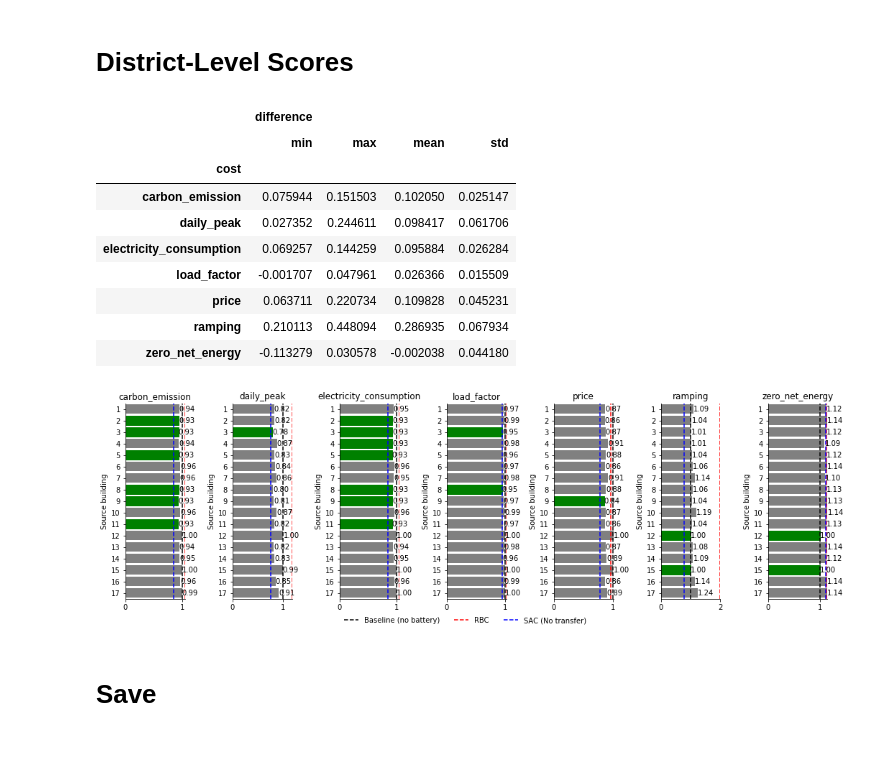
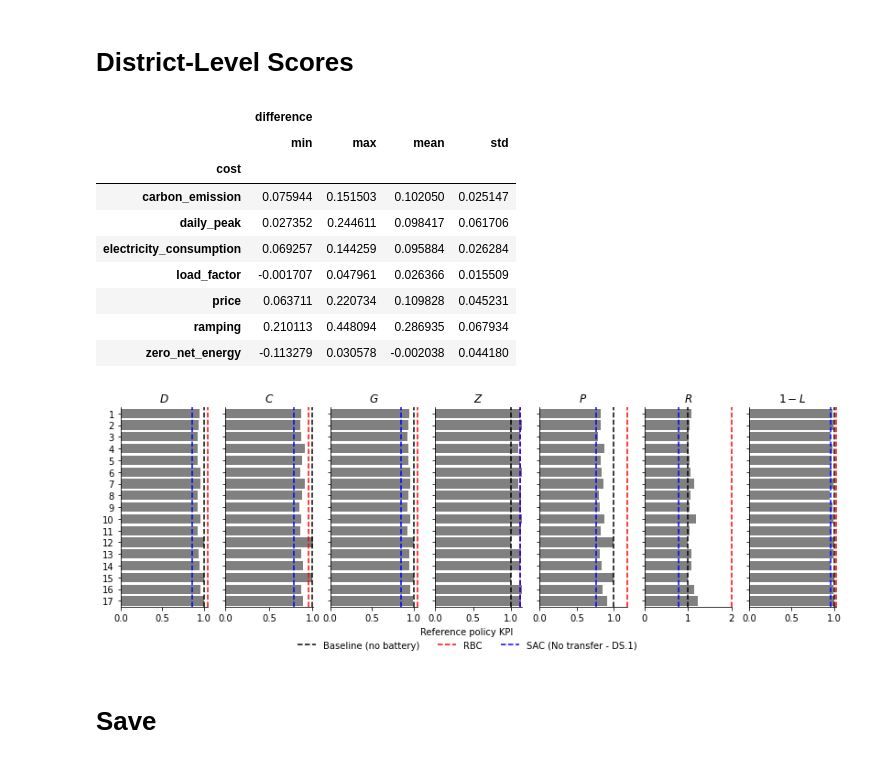
Before and after one commit to intelligent-environments-lab/merlin-apen-2023, a Jupyter notebook: analysis/deployment_strategy_2_0.ipynb, the cells around one changed output. Drawn from its saved outputs; the diff is of its cells as text; code cells hidden in the pictures.

```diff
--- a/analysis/deployment_strategy_2_0.ipynb
+++ b/analysis/deployment_strategy_2_0.ipynb
@@ -35,6 +35,16 @@ NO_TRANSFER_COST_SUMMARY['agent_building_id'] = NO_TRANSFER_COST_SUMMARY['deploy
 GRID = DATABASE.get_table('grid')
 GRID = GRID.rename(columns={'building':'deployment_building_id'})
 GRID['deployment_building_id'] = GRID['deployment_building_id'].str.split('_', expand=True)[1].astype(int)
+
+cost_labels = {
+    'electricity_consumption': r'$D$',
+    'price': r'$C$',
+    'carbon_emission': r'$G$',
+    'zero_net_energy': r'$Z$',
+    'daily_peak': r'$P$',
+    'ramping': r'$R$',
+    'load_factor': r'$1 - L$',
+}
 # %% [markdown]
 # Building-Level Scores
 # %%
@@ -276,11 +355,11 @@ zero_net_energy
 # %%
 district_cost_data = DATABASE.query_table(query.get_transfer_learning_district_cost_summary())
 # %%
-column_count_limit = 8
+column_count_limit = 7
 costs = district_cost_data['cost'].unique()
 row_count = math.ceil(len(costs)/column_count_limit)
 column_count = min(column_count_limit, len(costs))
-fig, _ = plt.subplots(row_count, column_count, figsize=(column_count*2.5, row_count*5.0), gridspec_kw={'wspace': 0.8})
+fig, _ = plt.subplots(row_count, column_count, figsize=(column_count*2.0, row_count*4.0), gridspec_kw={'wspace': 0.2}, sharey=True)
 plot_data = district_cost_data[district_cost_data['episode']==district_cost_data['episode'].max()].copy()
 plot_data['agent'] = 'SAC'
 summary_data = plot_data.copy()
@@ -293,61 +372,70 @@ summary_data['difference'] = summary_data['value'] - summary_data['no_transfer_v
 summary_data = summary_data.groupby(['cost'])[['difference']].agg(['min', 'max', 'mean', 'std'])
 display(summary_data)
 
-for i, (ax, (c, c_data)) in enumerate(zip(fig.axes, plot_data.groupby('cost'))):
-    c_data = c_data.sort_values('source_building_id')
+for ax in fig.axes[len(costs):]:
+    ax.set_visible(False)
+
+for i, (ax, c) in enumerate(zip(fig.axes, cost_labels)):
+    c_data = district_cost_data[district_cost_data['cost']==c].sort_values('source_building_id')
     c_data['source_building_id'] = c_data['source_building_id'].astype(str)
-    sns.barplot(x='value', y='source_building_id', data=c_data, ax=ax, color='grey')
+    sns.barplot(x='value', y='source_building_id', data=c_data, ax=ax, color='grey', clip_on=False)
+    # sns.scatterplot(x='value', y='source_building_id', data=c_data, ax=ax, color='grey', clip_on=False, s=60)
     rbc_value = RBC_REFERENCE_COST_SUMMARY[
         (RBC_REFERENCE_COST_SUMMARY['cost']==c) & (RBC_REFERENCE_COST_SUMMARY['scope']=='district')
     ]['value'].iloc[0]
     no_transfer_value = NO_TRANSFER_COST_SUMMARY[
         (NO_TRANSFER_COST_SUMMARY['episode']==NO_TRANSFER_COST_SUMMARY['episode'].max()) & (NO_TRANSFER_COST_SUMMARY['cost']==c) & (NO_TRANSFER_COST_SUMMARY['scope']=='district')
     ]['value'].iloc[0]
-    ax.axvline(1.0, color='black', linestyle='--', label='Baseline (no battery)')
-    ax.axvline(rbc_value, color='red', linestyle='--', label='RBC')
-    ax.axvline(no_transfer_value, color='blue', linestyle='--', label='SAC (No transfer)')
+    ax.axvline(1.0, color='black', linestyle='--', label='Baseline (no battery)', clip_on=False)
+    ax.axvline(rbc_value, color='red', linestyle='--', label='RBC', clip_on=False)
+    ax.axvline(no_transfer_value, color='blue', linestyle='--', label='SAC (No transfer - DS.1)', clip_on=False)
     ax.set_xlabel(None)
-    ax.set_ylabel('Source building')
-    ax.set_title(c)
+    ax.set_title(cost_labels[c])
 
     for s in ['right','top']:
         ax.spines[s].set_visible(False)
 
-    for j, p in enumerate(ax.patches):
-        ax.text(p.get_x() + p.get_width(), p.get_y() + p.get_height()/2.0, f'{p.get_width():0.2f}', ha='left', va='center')
+    # for j, p in enumerate(ax.patches):
+    #     # ax.text(c_data['value'].max(), p.get_y() + p.get_height()/2.0, f'{p.get_width():0.2f}', ha='left', va='center')
 
-        if round(p.get_width(), 2) == c_data['value'].round(2).min():
-            # p.set_hatch('/')
-            p.set_color('green')
-        else:
-            pass
+    #     if round(p.get_width(), 2) == c_data['value'].round(2).min():
+    #         # p.set_hatch('/')
+    #         p.set_color('green')
+    #     else:
+    #         pass
 
     if i == len(costs) - 1:
         ax.legend(
+            title='Reference policy KPI',
             bbox_to_anchor=(0.5, 0.08),
             loc='upper center',
             bbox_transform=fig.transFigure,
             framealpha=0,
             ncol=3
         )
     else:
         pass
 
+    if i == 0:
+        ax.set_ylabel(None)
+    else:
+        ax.set_ylabel(None)
+
 plt.savefig(os.path.join(FIGURES_DIRECTORY,f'deployment_strategy_2_0_district_cost_summary.pdf'),bbox_inches='tight',transparent=True)
 # plt.tight_layout()
 plt.show()
 # %% [output]
 |  | difference |  |  |  |
 |  | min | max | mean | std |
 | cost |  |  |  |  |
 | carbon_emission | 0.075944 | 0.151503 | 0.102050 | 0.025147 |
 | daily_peak | 0.027352 | 0.244611 | 0.098417 | 0.061706 |
 | electricity_consumption | 0.069257 | 0.144259 | 0.095884 | 0.026284 |
 | load_factor | -0.001707 | 0.047961 | 0.026366 | 0.015509 |
 | price | 0.063711 | 0.220734 | 0.109828 | 0.045231 |
 | ramping | 0.210113 | 0.448094 | 0.286935 | 0.067934 |
 | zero_net_energy | -0.113279 | 0.030578 | -0.002038 | 0.044180 |
-[figure, old version]
+[figure, new version]
 # %% [markdown]
 # Save
 # %%
```
Also changed, not shown: parts of 3 cells of this notebook, 4 other files.
